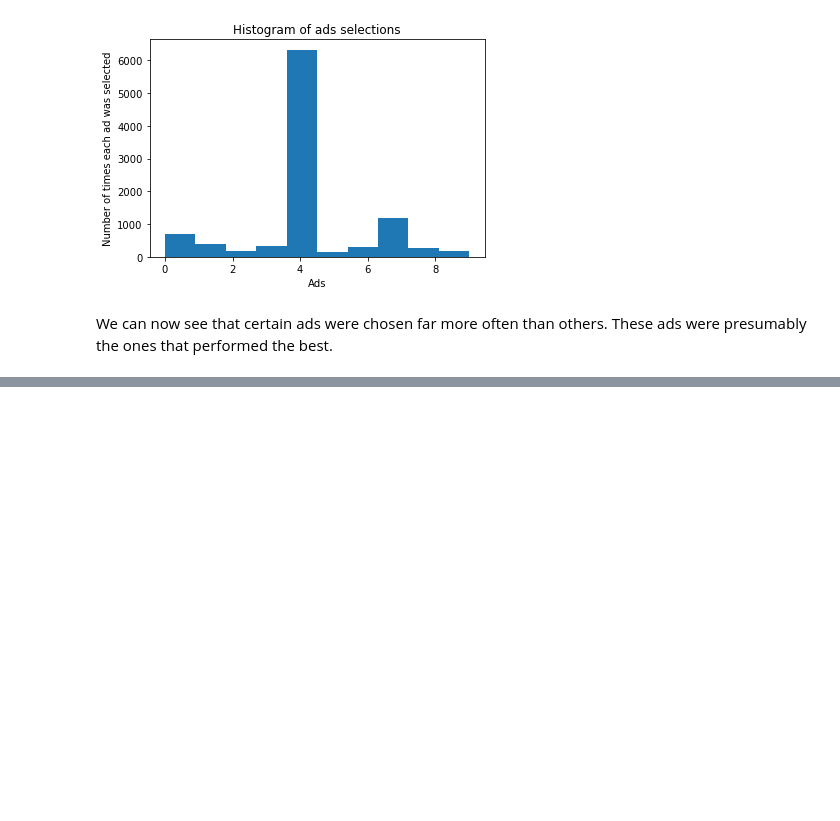
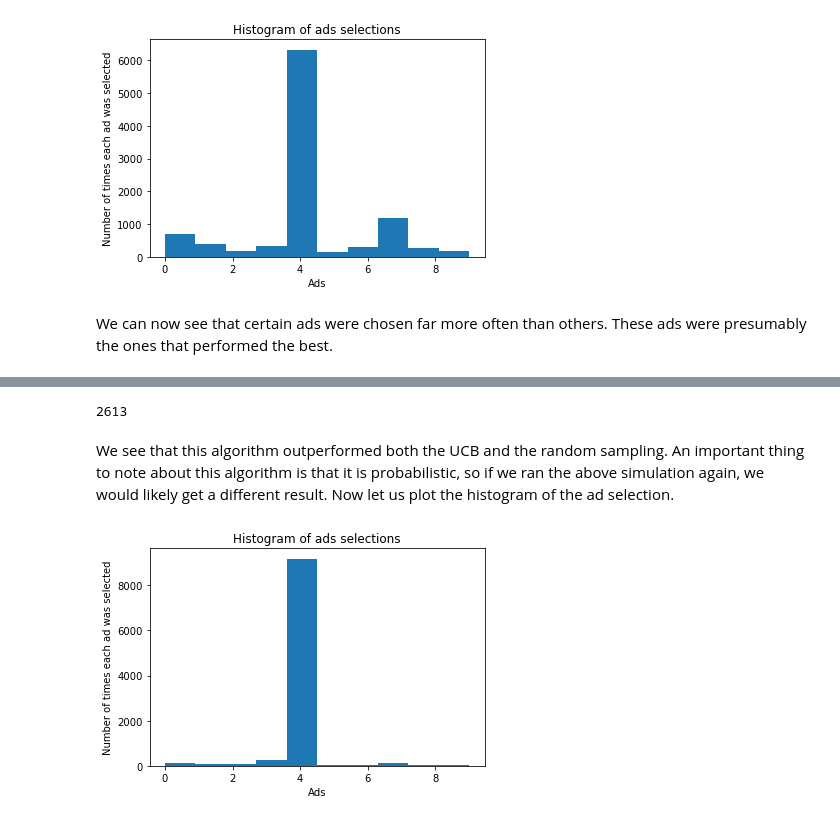
Before and after one commit to bgreenawald/Machine-Learning-Notebooks, a Jupyter notebook: Reinforcement Learning.ipynb, the cells around one changed output, grey strips where cells are left out. Drawn from its saved outputs; the diff is of its cells as text; code cells hidden in the pictures; blank space fills up the shorter version.

```diff
--- a/Reinforcement Learning.ipynb
+++ b/Reinforcement Learning.ipynb
@@ -117,0 +130,45 @@ We can now see that certain ads were chosen far more often than others. These ad
+# %%
+import numpy as np
+import matplotlib.pyplot as plt
+import pandas as pd
+
+# Importing the dataset
+dataset = pd.read_csv('Ads_CTR_Optimisation.csv')
+
+# Implementing Thompson Sampling
+import random
+N = 10000
+d = 10
+ads_selected = []
+numbers_of_rewards_1 = [0] * d
+numbers_of_rewards_0 = [0] * d
+total_reward = 0
+for n in range(0, N):
+    ad = 0
+    max_random = 0
+    for i in range(0, d):
+        random_beta = random.betavariate(numbers_of_rewards_1[i] + 1, numbers_of_rewards_0[i] + 1)
+        if random_beta > max_random:
+            max_random = random_beta
+            ad = i
+    ads_selected.append(ad)
+    reward = dataset.values[n, ad]
+    if reward == 1:
+        numbers_of_rewards_1[ad] = numbers_of_rewards_1[ad] + 1
+    else:
+        numbers_of_rewards_0[ad] = numbers_of_rewards_0[ad] + 1
+    total_reward = total_reward + reward
+
+print(total_reward)
+# %% [output]
+2613
+# %% [markdown]
+We see that this algorithm outperformed both the UCB and the random sampling. An important thing to note about this algorithm is that it is probabilistic, so if we ran the above simulation again, we would likely get a different result. Now let us plot the histogram of the ad selection.
+# %%
+plt.hist(ads_selected)
+plt.title('Histogram of ads selections')
+plt.xlabel('Ads')
+plt.ylabel('Number of times each ad was selected')
+plt.show()
+# %% [output]
+[figure, added]
```
Also changed, not shown: parts of 2 cells of this notebook.
